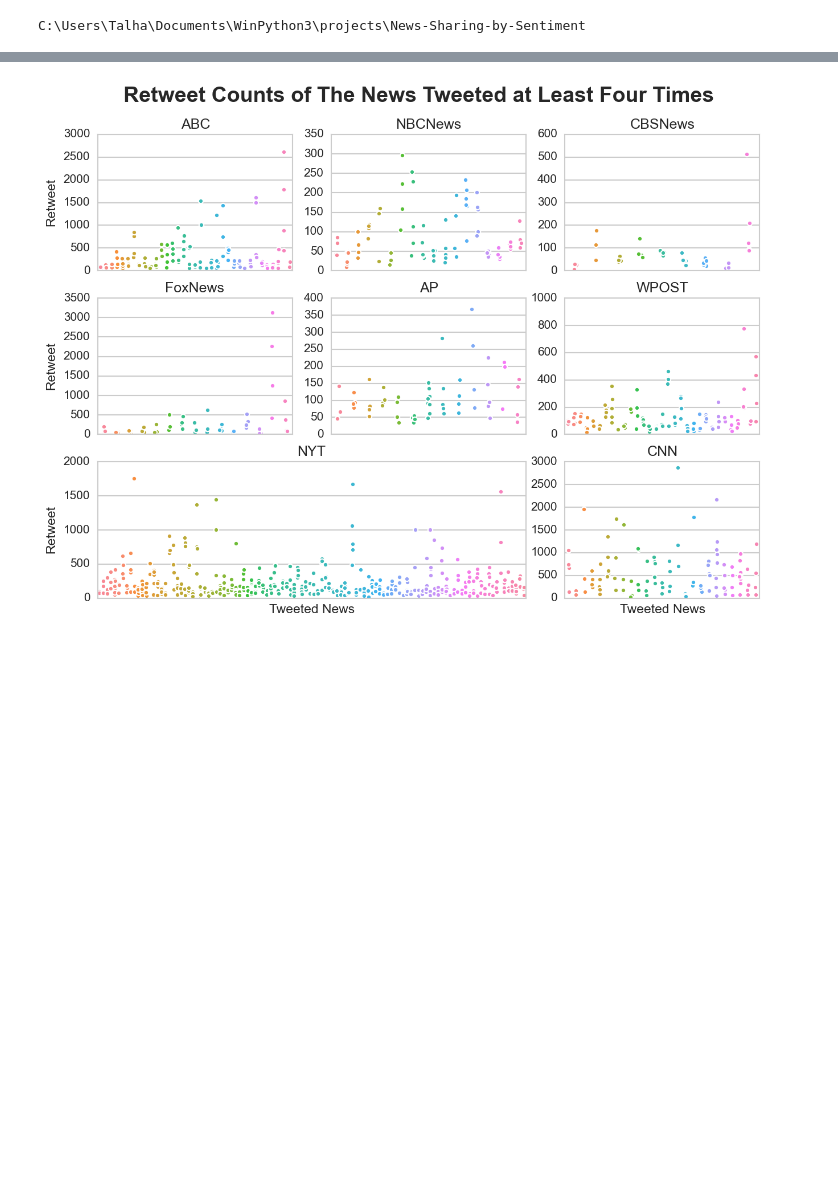
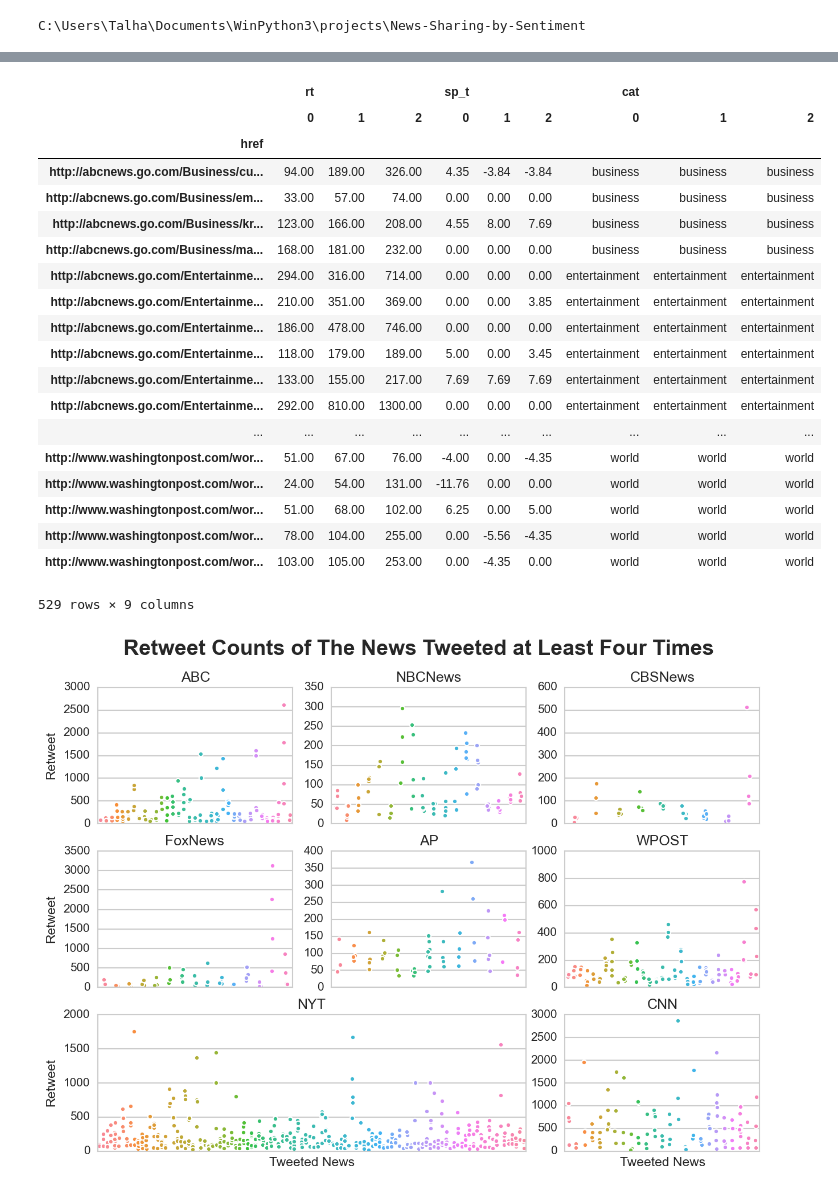
Before and after one commit to oztalha/News-Sharing-by-Sentiment, a Jupyter notebook: analysis/Figures.ipynb, the cells around one changed output, grey strips where cells are left out. Cells and saved outputs as stored; diff of their text form; code cells hidden in the pictures; blank space fills up the shorter version.

```diff
--- a/analysis/Figures.ipynb
+++ b/analysis/Figures.ipynb
@@ -29,3 +45,28 @@ tn['sp_t'] = tn['posemo_t']-tn['negemo_t']
+# %%
+#Sample size for each group
+#pd.DataFrame([unstacked.sp_t[[i]].dropna().shape[0] for i in range(unstacked.sp_t.columns.shape[0])],columns=['N'])
+unstacked
+# %% [output]
+|  | rt |  |  | sp_t |  |  | cat |  |  |
+|  | 0 | 1 | 2 | 0 | 1 | 2 | 0 | 1 | 2 |
+| href |  |  |  |  |  |  |  |  |  |
+| http://abcnews.go.com/Business/cu... | 94.00 | 189.00 | 326.00 | 4.35 | -3.84 | -3.84 | business | business | business |
+| http://abcnews.go.com/Business/em... | 33.00 | 57.00 | 74.00 | 0.00 | 0.00 | 0.00 | business | business | business |
+| http://abcnews.go.com/Business/kr... | 123.00 | 166.00 | 208.00 | 4.55 | 8.00 | 7.69 | business | business | business |
+| http://abcnews.go.com/Business/ma... | 168.00 | 181.00 | 232.00 | 0.00 | 0.00 | 0.00 | business | business | business |
+| http://abcnews.go.com/Entertainme... | 294.00 | 316.00 | 714.00 | 0.00 | 0.00 | 0.00 | entertainment | entertainment | entertainment |
+| http://abcnews.go.com/Entertainme... | 210.00 | 351.00 | 369.00 | 0.00 | 0.00 | 3.85 | entertainment | entertainment | entertainment |
+| http://abcnews.go.com/Entertainme... | 186.00 | 478.00 | 746.00 | 0.00 | 0.00 | 0.00 | entertainment | entertainment | entertainment |
+| http://abcnews.go.com/Entertainme... | 118.00 | 179.00 | 189.00 | 5.00 | 0.00 | 3.45 | entertainment | entertainment | entertainment |
+| http://abcnews.go.com/Entertainme... | 133.00 | 155.00 | 217.00 | 7.69 | 7.69 | 7.69 | entertainment | entertainment | entertainment |
+| http://abcnews.go.com/Entertainme... | 292.00 | 810.00 | 1300.00 | 0.00 | 0.00 | 0.00 | entertainment | entertainment | entertainment |
+| ... | ... | ... | ... | ... | ... | ... | ... | ... | ... |
+| http://www.washingtonpost.com/wor... | 51.00 | 67.00 | 76.00 | -4.00 | 0.00 | -4.35 | world | world | world |
+| http://www.washingtonpost.com/wor... | 24.00 | 54.00 | 131.00 | -11.76 | 0.00 | 0.00 | world | world | world |
+| http://www.washingtonpost.com/wor... | 51.00 | 68.00 | 102.00 | 6.25 | 0.00 | 5.00 | world | world | world |
+| http://www.washingtonpost.com/wor... | 78.00 | 104.00 | 255.00 | 0.00 | -5.56 | -4.35 | world | world | world |
+| http://www.washingtonpost.com/wor... | 103.00 | 105.00 | 253.00 | 0.00 | -4.35 | 0.00 | world | world | world |
+529 rows × 9 columns
 # %%
 df4 = tn.groupby('href').filter(lambda g: len(g)>3)
 gs = gridspec.GridSpec(3, 3)
```
Also changed, not shown: parts of 2 cells of this notebook.
